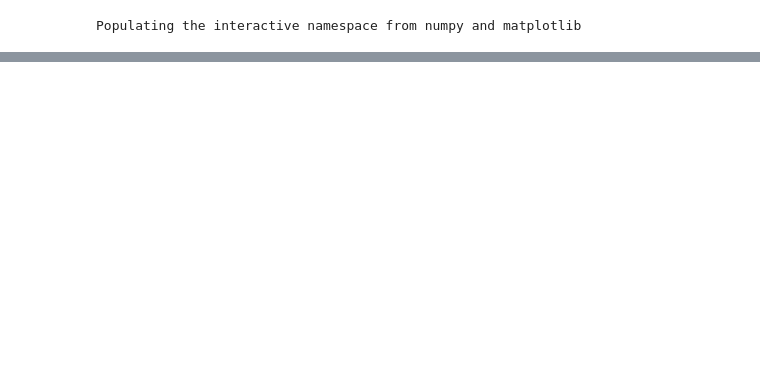
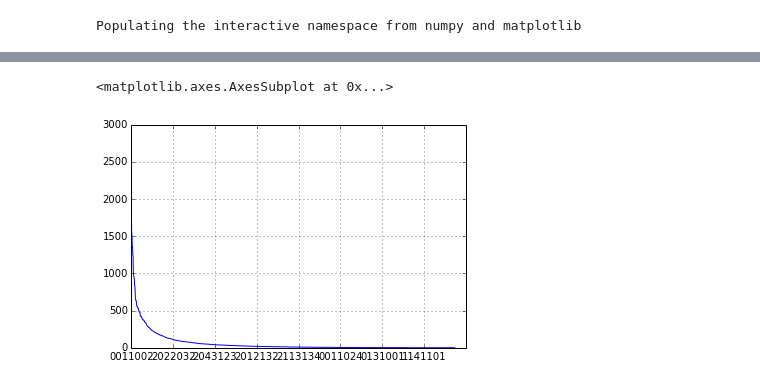
Before and after one commit to hxu/kaggle-allstate, a Jupyter notebook: LastPredictionForwardtests.ipynb, the cells around one changed output, grey strips where cells are left out. Drawn from its saved outputs; the diff is of its cells as text; code cells hidden in the pictures; blank space fills up the shorter version.

```diff
--- a/LastPredictionForwardtests.ipynb
+++ b/LastPredictionForwardtests.ipynb
@@ -35,0 +28,8 @@ KeyError: u'no item named plan_a'
+# %%
+A=get_actual_plan(data)
+B=truncate(data)
+Q=get_last_observed_plan(B)
+C=concatenate_plan(B)
+D=split_plan(A)
+E=pd.merge(C,A[['customer_ID','plan']],how='left',on='customer_ID')
+print Q
@@ -35,0 +133,5 @@ KeyError: u'no item named plan_a'
+# %%
+Q['plan'].value_counts().plot()
+# %% [output]
+<matplotlib.axes.AxesSubplot at 0x...>
+[figure, added]
```
Also changed, not shown: parts of 23 cells of this notebook, 1 other file.
